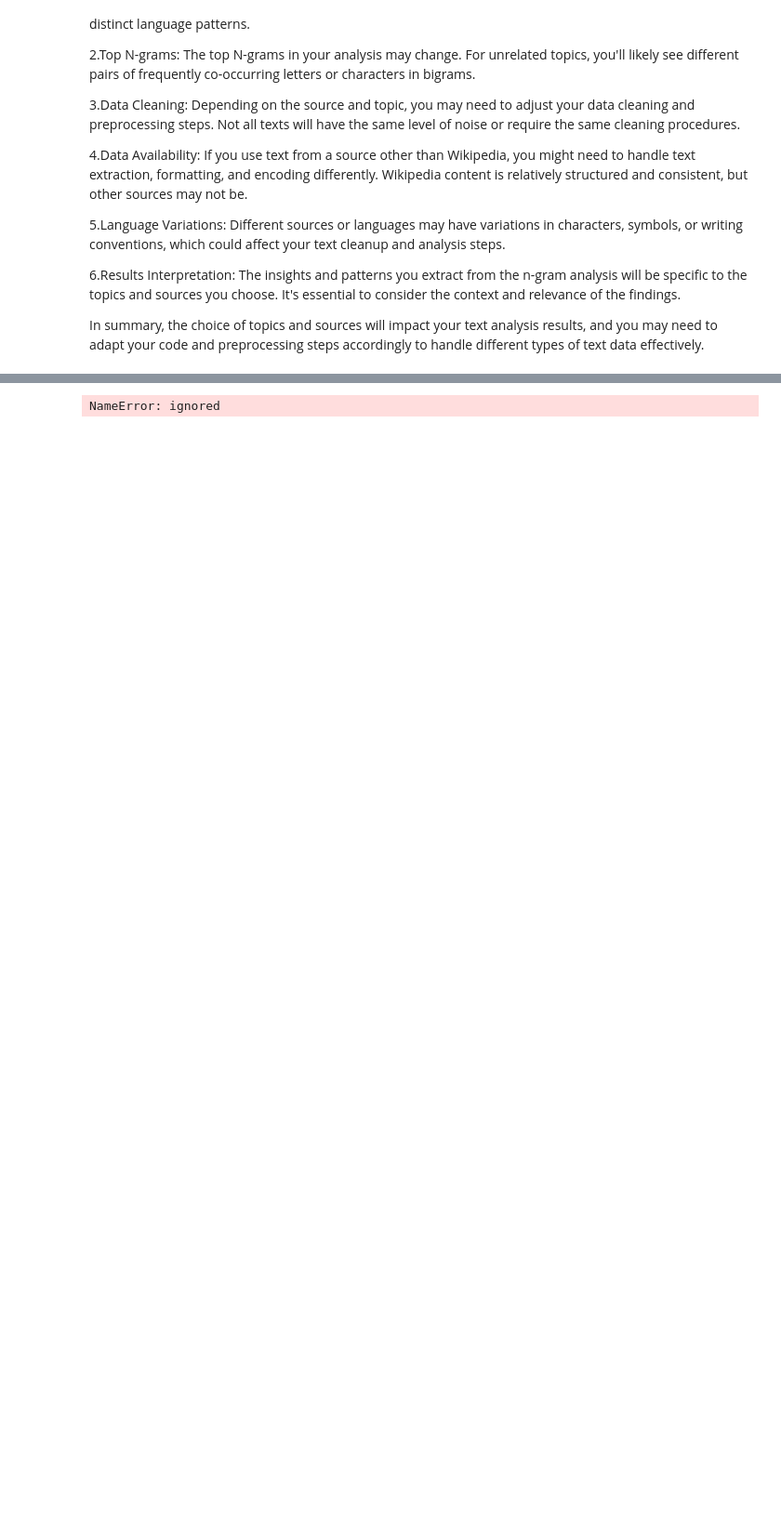
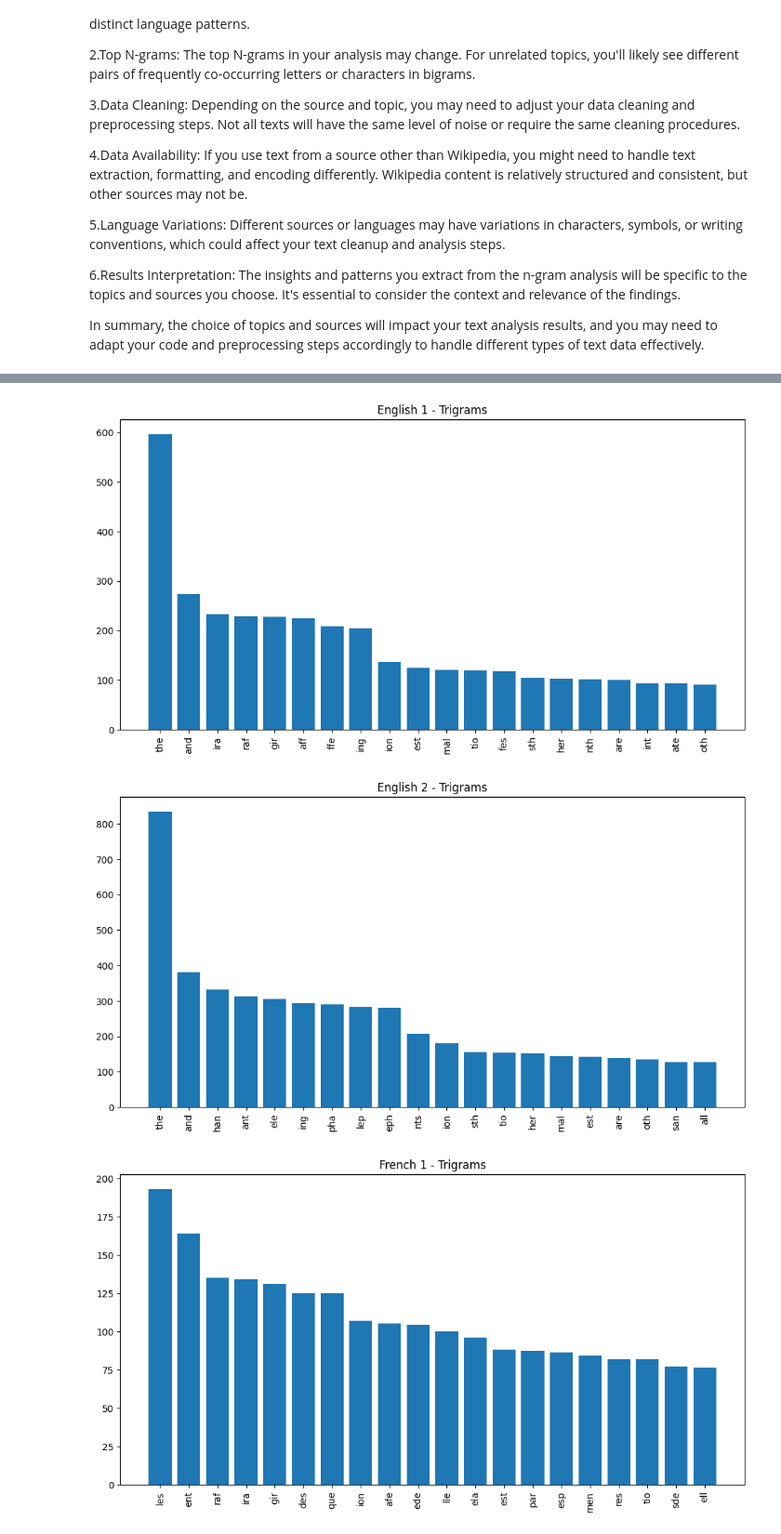
Before and after one commit to NUKA-ABHINAY/FMML-Projects-and-Labs, a Jupyter notebook: Module_1_Lab_1.ipynb, the cells around one changed output, grey strips where cells are left out. Shown: that part at 93% size. Saved outputs shown, nothing was run; the diff lists cells and outputs as text; code cells hidden in the pictures; blank space fills up the shorter version.

```diff
--- a/Module_1_Lab_1.ipynb
+++ b/Module_1_Lab_1.ipynb
@@ -215,6 +215,18 @@ import re
 import unicodedata
 import plotly.express as px
 import pandas as pd
+
+def plot_ngram_histogram(ngram_counter, title):
+    ngram_freq = ngram_counter.most_common(20)  # Adjust the number of n-grams you want to display
+    ngram_labels, ngram_values = zip(*ngram_freq)
+    ngram_labels = key2string(ngram_labels)
+
+    plt.figure(figsize=(12, 6))
+    plt.bar(ngram_labels, ngram_values)
+    plt.title(title)
+    plt.xticks(rotation=90)
+    plt.show()
+
 topic1 = 'Giraffe'
 topic2 = 'Elephant'
 
@@ -276,5 +288,5 @@ plot_ngram_histogram(fourgram_fr1, 'French 1 - 4-grams')
 fourgram_fr2 = Counter(ngrams(fr2, 4))  # 4-grams
 plot_ngram_histogram(fourgram_fr2, 'French 2 - 4-grams')
 
-# You can continue this pattern for higher n-grams as needed.
+# You can continue this pattern for higher n-grams as needed.
 # %% [output]
@@ -290 +311,3 @@ thegiraffeisalargeafricanhoofedmammalbelongingtothegenusgiraffaitisthetallestliv
-NameError: ignored
+[figure, added]
+[figure, added]
+[figure, added]
```
Also changed, not shown: parts of 2 cells of this notebook.
